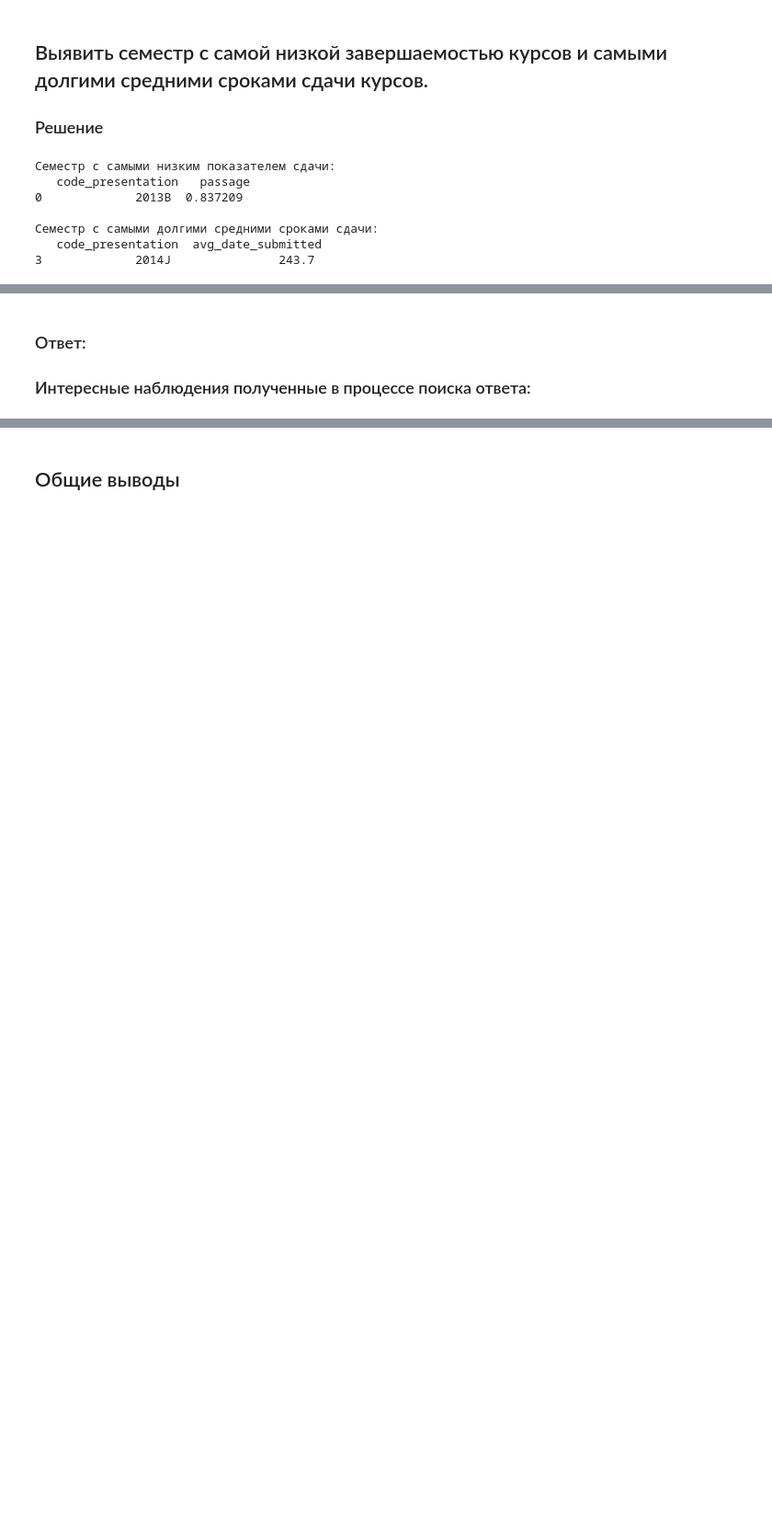
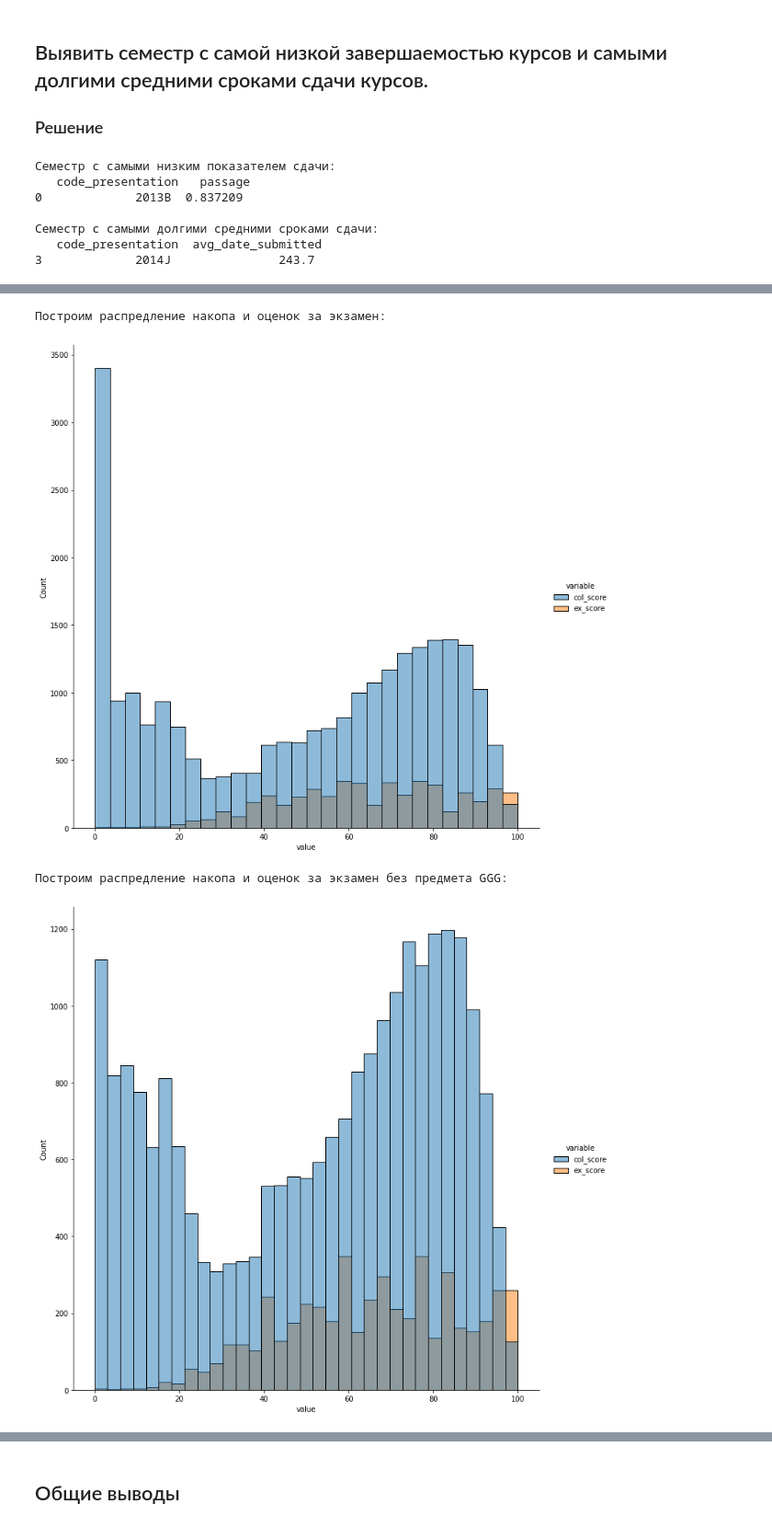
Before and after one commit to Ilyuha888/E-learning, a Jupyter notebook: E-learning.ipynb, the cells around one changed output, grey strips where cells are left out. Shown at 92% size. Cells and saved outputs as stored; diff of their text form; code cells hidden in the pictures; blank space fills up the shorter version.

Commit message:
Начал 6 задание: сформулировал метрики, посчитал их, посмотрел распредление, присвоил ранги

```diff
--- a/E-learning.ipynb
+++ b/E-learning.ipynb
@@ -875,5 +880,75 @@ print('Семестр с самыми долгими средними срока
-# %% [markdown]
-### Ответ:
-
-
-### Интересные наблюдения полученные в процессе поиска ответа:
+# %%
+# В данном задании я отойду от предложенных метрик, так как акцент на экзамене опускает львиную долю курсов и студентов
+# Я предлагаю учитывать другие элементы контроля, так называемый накоп. Посмотрим, сколько данных мы опускаем
+st_marks_all_long = st_marks_all[['id_student', 'code_module', 'code_presentation','col_score','ex_score']]\
+    .melt(id_vars = ['id_student', 'code_module', 'code_presentation'])
+print('Построим распредление накопа и оценок за экзамен:\n')
+sns.displot(data = st_marks_all_long, x = 'value', hue = 'variable', height = 10)
+plt.show()
+print('\n')
+# Есть пик с нулём за накоп, есть объяснение
+# Мы выше (в нулевом вопросе) видели, что есть предмет, по которому нет форм контроля с весом больше 0, предмет GGG
+# Давайте его опустим. Его следует рассматривать отдельно
+print('Построим распредление накопа и оценок за экзамен без предмета GGG:\n')
+st_marks_all_long_filter = st_marks_all_long.query('code_module != "GGG"')
+sns.displot(data = st_marks_all_long_filter, x = 'value', hue = 'variable', height = 10)
+plt.show()
+print('\n')
+
+# Посмотрим, какой процент данных мы терям, если учитываем только экзамены:
+print('Если учитывать только экзамен, то мы теряем {}% данных'\
+      .format(
+            round(
+            st_marks_all_long_filter[st_marks_all_long_filter.value.notnull()].shape[0]/st_marks_all_long_filter.shape[0]*100,1
+                )
+            )
+    )
+# Поэтому я принимаю итоговой решение учесть обе оценки
+# Но как? В описании данных было, что экзамен учитывается отдельно с весом 100%, то есть обе оценки весят 100%
+# Поэтому я решаю ввести метрику итоговой оценки, которая представляет собой среднее от двух этих оценок
+# Давайте посчитаем и посмотрим распределение
+st_marks_all['mean_score'] = st_marks_all[['col_score', 'ex_score']].mean(axis=1)
+
+# Обновим long формат
+
+st_marks_all_long = st_marks_all[['id_student', 'code_module', 'code_presentation','col_score','ex_score','mean_score']]\
+    .melt(id_vars = ['id_student', 'code_module', 'code_presentation'])
+st_marks_all_long_filter = st_marks_all_long.query('code_module != "GGG"')
+# График
+print('Распределение средних оценок без предмета GGG:\n')
+sns.displot(data = st_marks_all_long_filter.query('variable == "mean_score"'), x = 'value', height = 10)
+plt.show()
+print('\n')
+# Видно сильно влияние распределения накопленных оценок
+
+# Нам надо тремя метриками описать клиентов. Одна из метрик должна быть для нас. Что-то про выгоду, манетизацию
+
+# Скорпее всего мы бы получали деньги за оплату курсов, больше курсов - лучше. Было бы хорошо ещё учесть долю курса,
+# которую клиент прошёл до отписки (если отписался). Но для доли нам нужна длительность курса, её у нас нет, что довольно грустно
+# Я предлагаю такую операцианализацию:
+# за длительность курса взять время последней сдачи какой-либо формы контроля каким-либо студентом
+# Тем, кто записался на курс и не отписался мы присвоим 100
+# Тем, кто отписался после начала курса мы присвоим дата_отписки/длительность_курса*100
+# Тем, кто отписался до начала присвоим 0
+# Потом мы суммируем для каждого студента эти баллы, это будет эквивалентом, сколько денег нам мог бы принести клиент
+# Суммация без весов (у нас нет оснований для этого)
+
+# Двумя другими метриками нам надо характеризовать клиента, как покупателя и как ученика
+# За F в кластеризации я возьму среднюю среднюю оценку для каждого студента, как какую-то меру успеваемости
+# F - как-бы про частоту. Но из-за специфики продукта (очень длинный цикл потребления продутка и не так много запусков)
+# Не думаю, что это релевантно. Брать долю завершаемости как-будто тоже не очень интересно, она косвено отражается в оценке
+
+# Ещё было бы интересно как-то подвязать скорость сдачи студентом курсов, но есть опасность сделать слишком сложну метрику
+# Это приведёт к смешению
+
+# Прошлая метрика это про ученика. Теперь про клиента
+# В качестве R - "недавность" я возьму средний срок записи на курс (насколько заранее клиент покупает продукт)
+
+# Мог бы быть риск низкой связи первой метрики и второй. Вдруг клиент отписывался, ничего не сдавал
+# Но при исследовании данных мы увидели, что более 20к студентов проходили хоть какую-то форму контроля
+# А записывалось менее 30к уникальныъ студентов. Неплохое пересечение. Остальную часть попробуем зацепить третьей метрикой
+# %% [output]
+Построим распредление накопа и оценок за экзамен:
+[figure, added]
+Построим распредление накопа и оценок за экзамен без предмета GGG:
+[figure, added]
```
Also changed, not shown: parts of 9 cells of this notebook, 1 other file.
